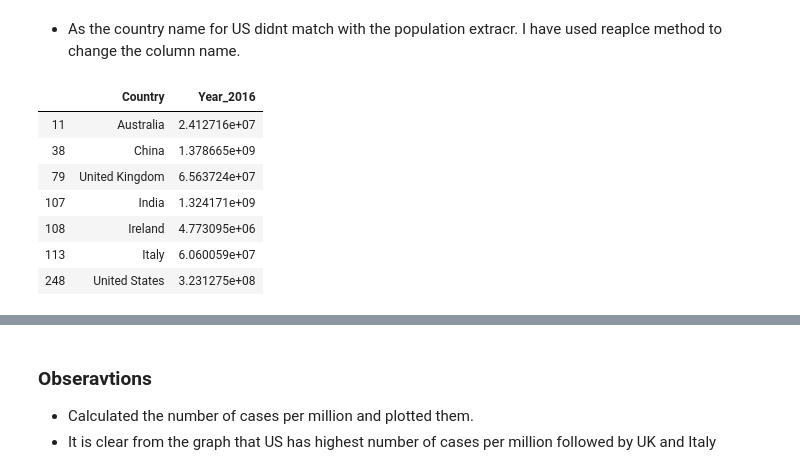
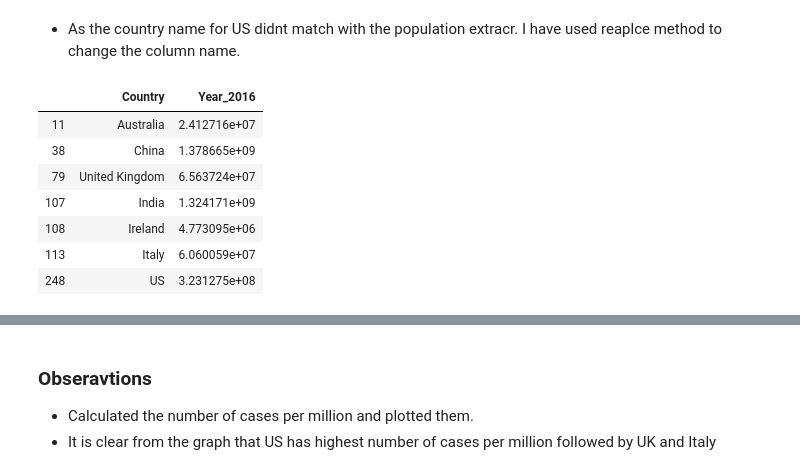
Before and after one commit to bhagyashreedhebe/Portfolios, a Jupyter notebook: Portfolio 2.ipynb, the cells around one changed output, grey strips where cells are left out. Drawn from its saved outputs; the diff is of its cells as text; code cells hidden in the pictures.

```diff
--- a/Portfolio 2.ipynb
+++ b/Portfolio 2.ipynb
@@ -241,18 +241,17 @@ country_population
 * As the country name for US didnt match with the population extracr. I have used reaplce method to change the column name.
 # %%
 # As US isn't matching with the grouped dataframe, replaced it using replace method
-# Used copy method to overcome SettingWithCopyWarning warning
-country_population["Country"].copy().replace({"United States": "US"}, inplace=True)
+country_population["Country"].replace({"United States": "US"}, inplace=True)
 country_population
 # %% [output]
 |  | Country | Year_2016 |
 | 11 | Australia | 2.412716e+07 |
 | 38 | China | 1.378665e+09 |
 | 79 | United Kingdom | 6.563724e+07 |
 | 107 | India | 1.324171e+09 |
 | 108 | Ireland | 4.773095e+06 |
 | 113 | Italy | 6.060059e+07 |
-| 248 | United States | 3.231275e+08 |
+| 248 | US | 3.231275e+08 |
 # %%
 mylist
 # %% [output]
```
Also changed, not shown: parts of 27 cells of this notebook.
